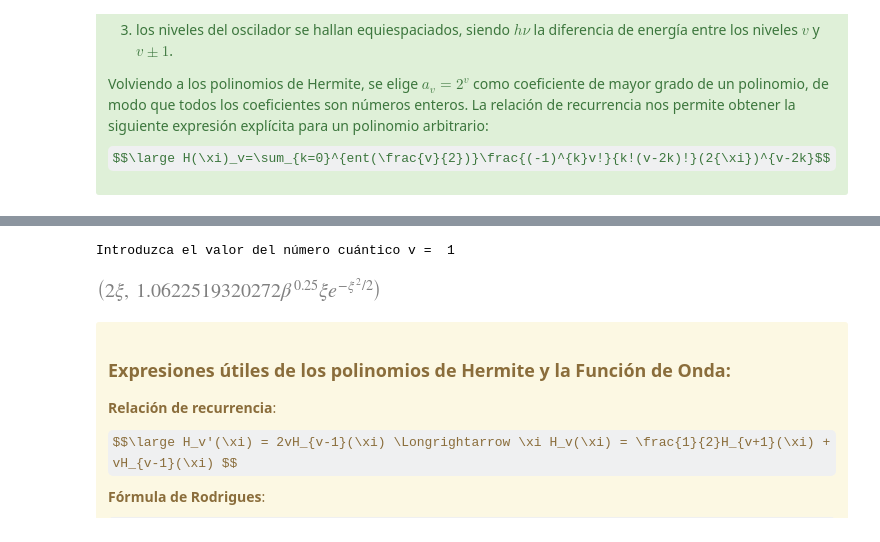
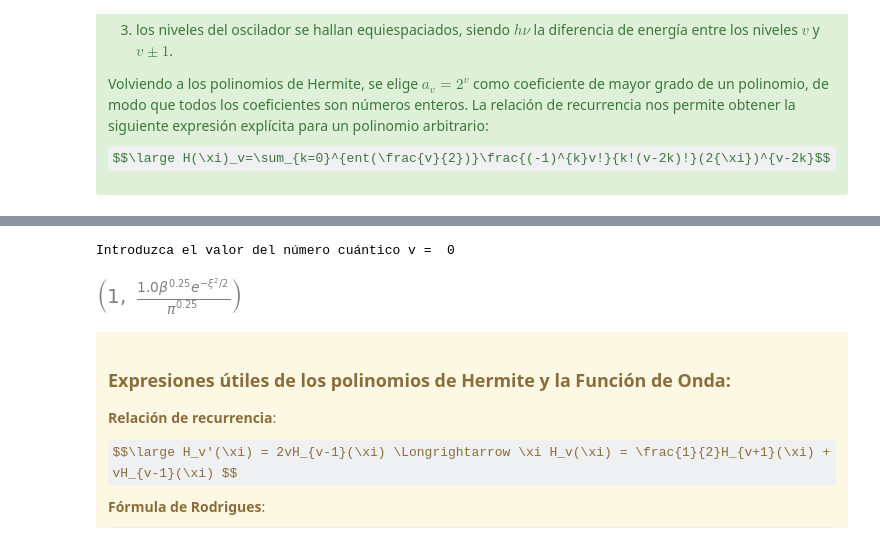
Before and after one commit to emejiao/Introducci-n-a-la-Qu-mica-Cu-ntica, a Jupyter notebook: Modelos_Simples/Oscilador-Armonico.ipynb, the cells around one changed output, grey strips where cells are left out. Cells and saved outputs as stored; diff of their text form; code cells hidden in the pictures; some formulas as TeX source.

```diff
--- a/Modelos_Simples/Oscilador-Armonico.ipynb
+++ b/Modelos_Simples/Oscilador-Armonico.ipynb
@@ -188,15 +183,15 @@ H_{10}(\xi) &= 1024\xi^{10} - 23040\xi^8 + 161280\xi^6 - 403200\xi^4 + 302400\xi
 # %%
 #Sympy permite obtener los Polinomios de Hermite y por tanto la Función de Onda vibracional
 v = int(input("Introduzca el valor del número cuántico v = "))
 x, ξ, N, hbar, beta = sp.symbols('x ξ N hbar beta')
 H_v=sp.hermite(v, ξ)
 G=sp.exp(-(ξ**2)/2)
-N=((np.pi)**(-0.25))*(2**(-0.5*v))*((sp.factorial(v))**(-0.5))*((beta)**(0.25))
+N=((sp.pi)**(-0.25))*(2**(-0.5*v))*((sp.factorial(v))**(-0.5))*((beta)**(0.25))
 ψ_v=N*H_v*G
 H_v, ψ_v
 # %% [output]
-Introduzca el valor del número cuántico v =  1
+Introduzca el valor del número cuántico v =  0
-[figure, old version]
+[figure, new version]
 # %% [markdown]
 <div class="alert alert-warning">
 
```
Also changed, not shown: parts of 10 cells of this notebook.
